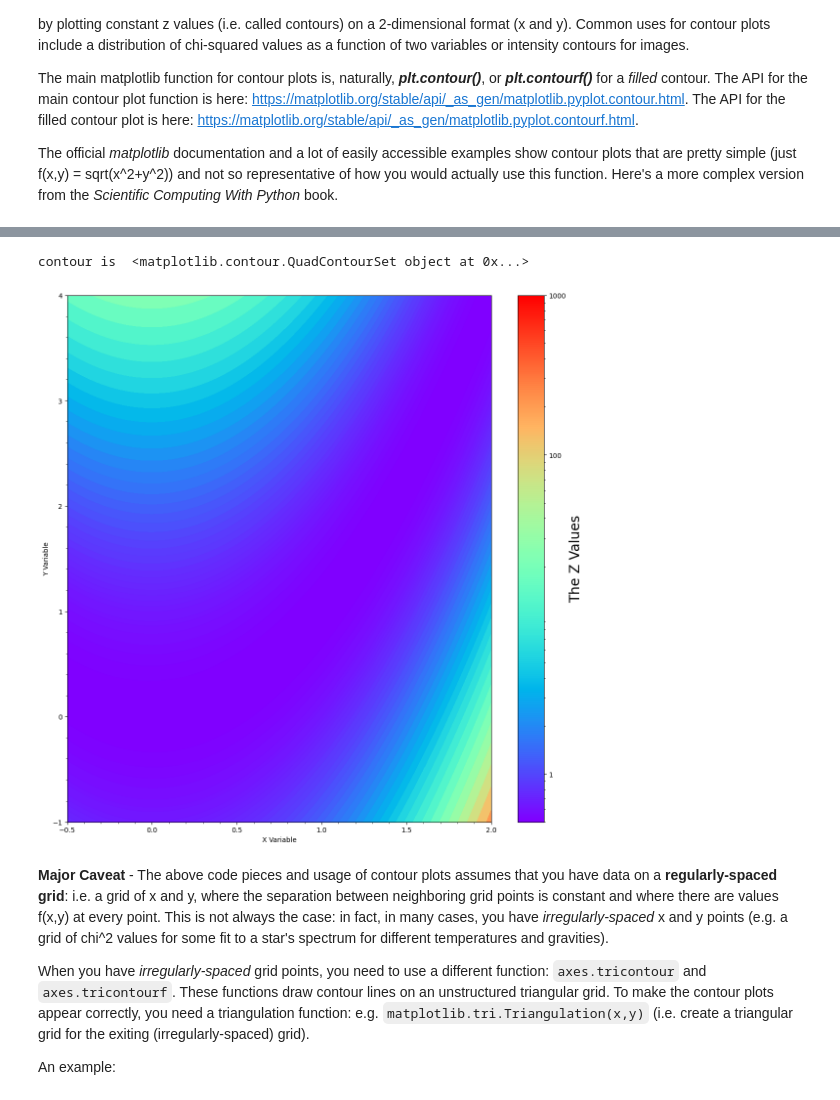
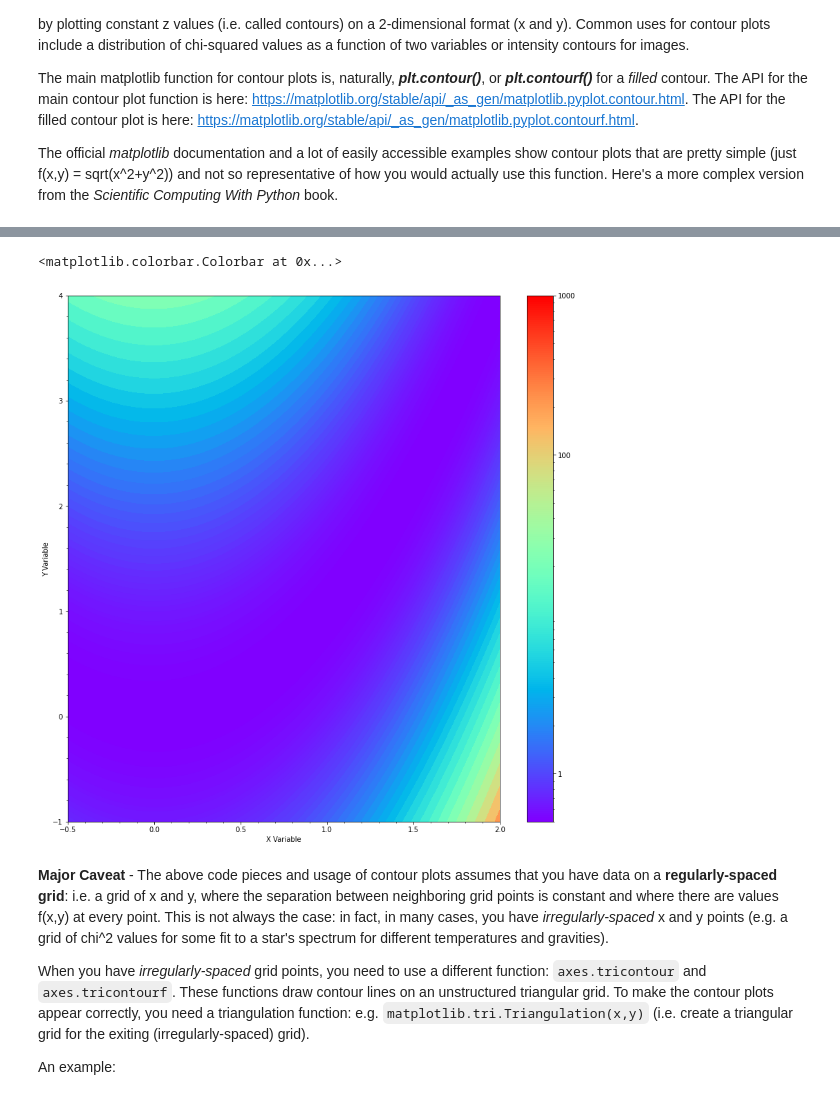
Before and after one commit to thaynecurrie/phys7903_fall2024, a Jupyter notebook: ScientificPythonNotes/Matplotlib/Python_matplotlib_part3.ipynb, the cells around one changed output, grey strips where cells are left out. Saved outputs shown, nothing was run; the diff lists cells and outputs as text; code cells hidden in the pictures.

```diff
--- a/ScientificPythonNotes/Matplotlib/Python_matplotlib_part3.ipynb
+++ b/ScientificPythonNotes/Matplotlib/Python_matplotlib_part3.ipynb
@@ -519,37 +449,35 @@ ex3_6()
 # %%
 #From Scientific Computing With Python
 
 #now we go back to without a def call
  #import matplotlib.pyplot as plt
  #import numpy as np
  #from matplotlib.ticker import AutoMinorLocator
 from matplotlib import colors
 
 rosenbrockfunction= lambda x,y: (1-x)**2+100*(y-x**2)**2+0.5 #added tiny bit to make sure colors displayed
 X,Y=np.meshgrid(np.linspace(-.5,2,100),np.linspace(-1,4,100))
  #X,Y=np.meshgrid(np.linspace(-0.5,2,100),np.linspace(-1,4,100))
 Z=rosenbrockfunction(X,Y)
 sscale=2
 fig,axes=plt.subplots(figsize=(7*sscale,7*sscale))
 
 axes.set_xlabel('X Variable')
 axes.set_ylabel('Y Variable')
 axes.xaxis.set_minor_locator(AutoMinorLocator(5))
 axes.yaxis.set_minor_locator(AutoMinorLocator(5))
 
 contour=axes.contourf(X,Y,Z,np.logspace(-0.5,3.5,100,base=10),cmap='rainbow')
-print('contour is ',contour)
  #axes.clabel(contour,contour.levels[1:],inline=True,fontsize=10,colors='black')
 
 norm=colors.LogNorm(contour.cvalues.min(),contour.cvalues.max())
 sm=plt.cm.ScalarMappable(cmap='rainbow',norm=norm)
 sm.set_clim(vmin=0.5,vmax=1000)
  #sm.set_array([])
-cb=fig.colorbar(sm,ax=axes,ticks=(1,100,1000),cmap='rainbow',format='%d')
-cb.set_label('The Z Values',size=20)
+fig.colorbar(sm,ticks=(1,100,1000),cmap='rainbow',format='%d')
 # %% [output]
-contour is  <matplotlib.contour.QuadContourSet object at 0x...>
+<matplotlib.colorbar.Colorbar at 0x...>
-[figure, old version]
+[figure, new version]
 # %% [markdown]
 **Major Caveat** - The above code pieces and usage of contour plots assumes that you have data on a **regularly-spaced grid**: i.e. a grid of x and y, where the separation between neighboring grid points is constant and where there are values f(x,y) at every point.   This is not always the case: in fact, in many cases, you have _irregularly-spaced_ x and y points (e.g. a grid of chi^2 values for some fit to a star's spectrum for different temperatures and gravities).
 
```
Also changed, not shown: parts of 48 cells of this notebook, 6 other files.
